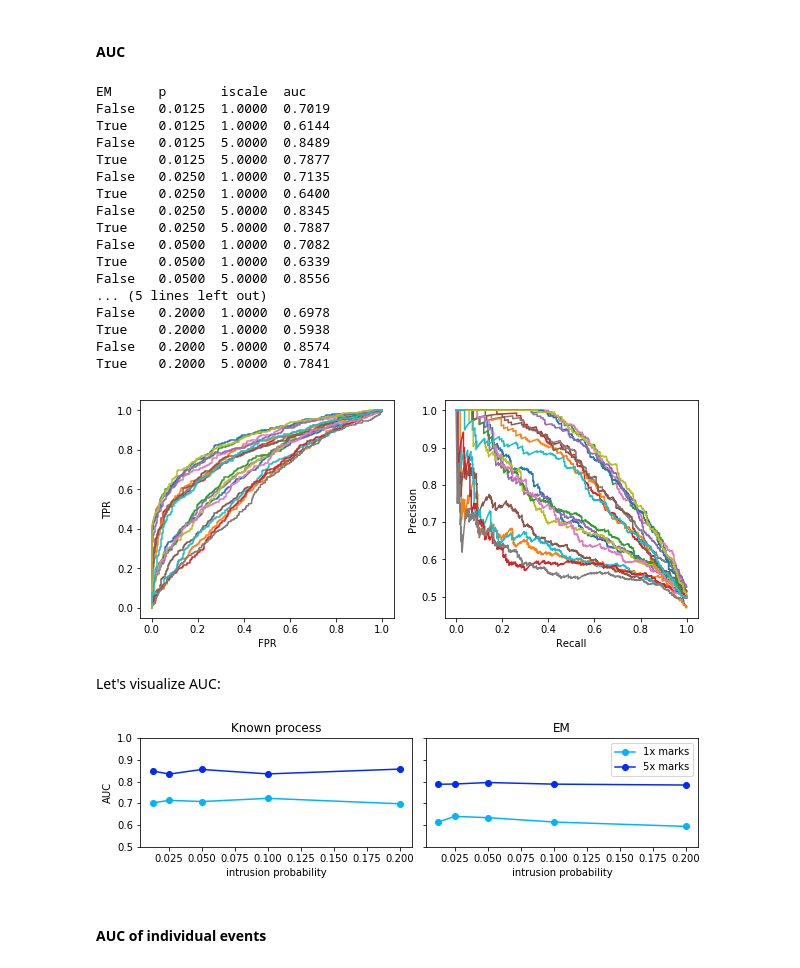
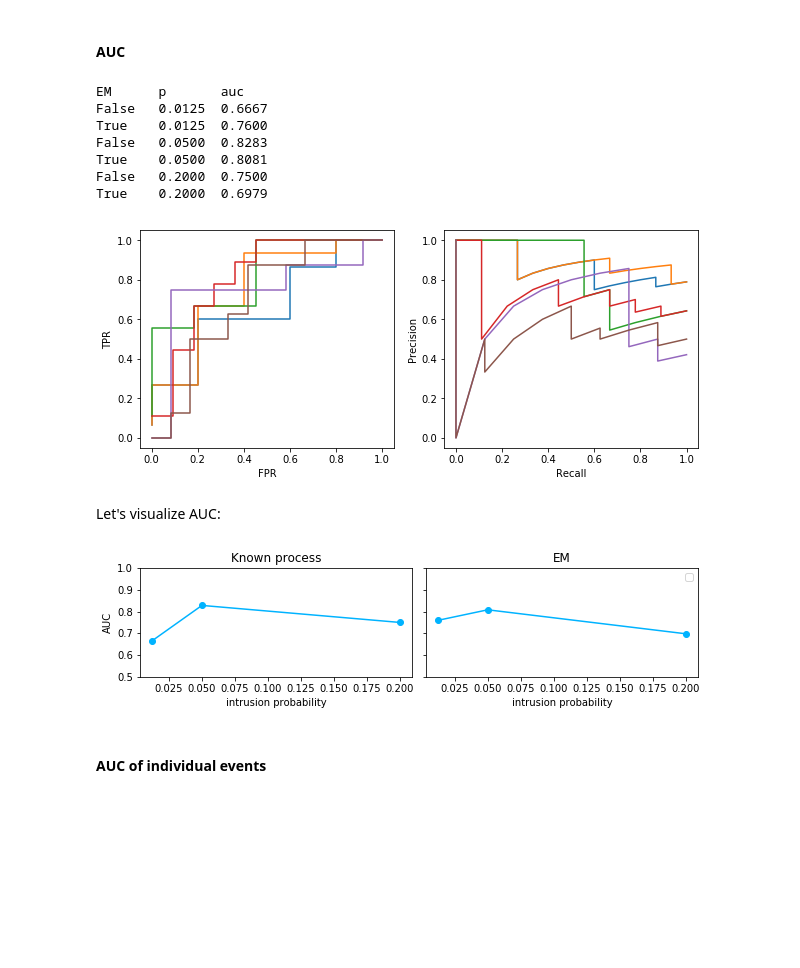
Before and after one commit to dtolpin/irp-case-studies, a Jupyter notebook: notebooks/experiments.ipynb, the cells around one changed output. Cells and saved outputs as stored; diff of their text form; code cells hidden in the pictures; blank space fills up the shorter version.

```diff
--- a/notebooks/experiments.ipynb
+++ b/notebooks/experiments.ipynb
@@ -212,25 +208,22 @@ def posteriors(ds, EM, F, G):
         S = ds["S"][i, :]
         t_s, t_e = ds["T"][i, :]
         if EM:
-            F, G, L[i, :] = irp.em.parameters(t_s, t_e, S, pi)
-        else:
-            L[i, :] = irp.map.labels(t_s, t_e, S, pi, F, G)
+            F, G, _ = irp.em.parameters(t_s, t_e, S, pi)
         P[i] = irp.pp.intrusion(t_s, t_e, S, pi, F, G)
         M[i, :] = irp.pp.marginal(t_s, t_e, S, pi, F, G)
+        L[i, :] = irp.map.labels(t_s, t_e, S, pi, F, G)
     ds["P" + str(EM)] = P
     ds["M" + str(EM)] = M
     ds["L" + str(EM)] = L
 # %% [markdown]
 Let's now compute posteriors for all samples in all data sets.
 # %%
-F=ngamma(a=fa, scale=fscale)
-G=nexpon(scale=gscale)
-print("EM\tp\tiscale")
+F = ngamma(a=FA, scale=FSCALE)
+G = nexpon(scale=GSCALE)
+print("EM\tp")
 for ds in DATASETS:
     for EM in [False, True]:
-        print("{}\t{:.4f}\t{:.4f}"
-            .format(EM, ds["p"], ds["iscale"]), end=" ")
-        if ("P" + str(EM)) not in ds:
-            posteriors(ds, EM, F, G)
+        print("{}\t{:.4f}".format(EM, ds["p"]), end=" ")
+        posteriors(ds, EM, F, G)
         print("✓")
 # %% [output]
@@ -258,9 +241,8 @@ Based on the computed results, we can obtain statistics on intrusion detection.
 
 First, we compute just the average intrusion probability in positive and negative samples. The greater the difference between these two numbers, the higher is the detection accuracy.
 # %%
-print("EM\tp\tiscale\tnP\tpP\tnN\tpN")
+print("EM\tp\tnP\tpP\tnN\tpN")
 ps = set()
-iscales = set()
 curves = {False: {}, True: {}}
 for ds in DATASETS:
     for EM in [False, True]:
@@ -277,13 +259,9 @@ for ds in DATASETS:
                 nN += 1
         pP /= max(nP, 1)
         pN /= max(nN, 1)
-        if ds["iscale"] not in curves[EM]:
-            curves[EM][ds["iscale"]] = {}
         ps.add(ds["p"])
-        iscales.add(ds["iscale"])
-        curves[EM][ds["iscale"]][ds["p"]] = [pP, pN]
-        print("{}\t{:.4f}\t{:.4f}\t{:d}\t{:.4f}\t{:d}\t{:.4f}"
-              .format(EM, ds["p"], ds["iscale"], nP, pP, nN, pN))
+        curves[EM][ds["p"]] = [pP, pN]
+        print("{}\t{:.4f}\t{:d}\t{:.4f}\t{:d}\t{:.4f}"
+              .format(EM, ds["p"], nP, pP, nN, pN))
 ps = sorted(list(ps))
-iscales = sorted(list(iscales))
 # %% [output]
@@ -341,50 +308,38 @@ We also obtain more fine-grained metrics of detection accuracy.
 # %% [markdown]
 #### AUC
 # %%
-print("EM\tp\tiscale\tauc")
+print("EM\tp\tauc")
 pcurves = {False: {}, True: {}}
 f, (sproc, sppr) = plt.subplots(1, 2)
 f.set_figwidth(10)
 sproc.set_xlabel("FPR")
 sproc.set_ylabel("TPR")
 sppr.set_xlabel("Recall")
 sppr.set_ylabel("Precision")
 for ds in DATASETS:
     for EM in [False, True]:
         fpr, tpr, thresholds = metrics.roc_curve(ds["Z"].sum(axis=1) > 0,
                                                  ds["P" + str(EM)],
                                                  pos_label=True)
         precision, recall, thresholds = metrics.precision_recall_curve(
                                                  ds["Z"].sum(axis=1) > 0,
                                                  ds["P" + str(EM)],
                                                  pos_label=True)
         sproc.plot(fpr, tpr)
         sppr.plot(recall, precision)
         auc = metrics.auc(fpr, tpr)
-        if ds["iscale"] not in pcurves[EM]:
-            pcurves[EM][ds["iscale"]] = {}
-        pcurves[EM][ds["iscale"]][ds["p"]] = auc
-        print("{}\t{:.4f}\t{:.4f}\t{:.4f}"
-              .format(EM, ds["p"], ds["iscale"], auc))
+        pcurves[EM][ds["p"]] = auc
+        print("{}\t{:.4f}\t{:.4f}"
+              .format(EM, ds["p"], auc))
 # %% [output]
-EM      p       iscale  auc
-False   0.0125  1.0000  0.7019
-True    0.0125  1.0000  0.6144
-False   0.0125  5.0000  0.8489
-True    0.0125  5.0000  0.7877
-False   0.0250  1.0000  0.7135
-True    0.0250  1.0000  0.6400
-False   0.0250  5.0000  0.8345
-True    0.0250  5.0000  0.7887
-False   0.0500  1.0000  0.7082
-True    0.0500  1.0000  0.6339
-False   0.0500  5.0000  0.8556
-... (5 lines left out)
-False   0.2000  1.0000  0.6978
-True    0.2000  1.0000  0.5938
-False   0.2000  5.0000  0.8574
-True    0.2000  5.0000  0.7841
+EM      p       auc
+False   0.0125  0.6667
+True    0.0125  0.7600
+False   0.0500  0.8283
+True    0.0500  0.8081
+False   0.2000  0.7500
+True    0.2000  0.6979
-[figure, old version]
+[figure, new version]
 # %% [markdown]
 Let's visualize AUC:
 # %%
@@ -401,15 +356,13 @@ for sp in [spnoem, spem]:
     sp.set_ylim(0.5, 1)
     sp.axhline(y=0.5, color='black', lw=1, ls='dashed')
 for (em, sp) in [(False, spnoem), (True, spem)]:
-    for iscale in iscales:
-        ys = numpy.array([pcurves[em][iscale][p] for p in ps])
-        sp.plot(xs, ys, marker='o', color=[x**iscale for x in (0, 0.7, 1)],
-                label="{}x marks".format(iscale))
+    ys = numpy.array([pcurves[em][p] for p in ps])
+    sp.plot(xs, ys, marker='o', color=[x for x in (0, 0.7, 1)])
 handles, labels = spem.get_legend_handles_labels()
 spem.legend(handles, labels)
 f_s_pauc.savefig("../figures/synthetic-auc-per-log.pdf")
 # %% [output]
-[figure, old version]
+[figure, new version]
 # %% [markdown]
 #### AUC of individual events
 # %%
```
Also changed, not shown: parts of 25 cells of this notebook, 45 other files.
